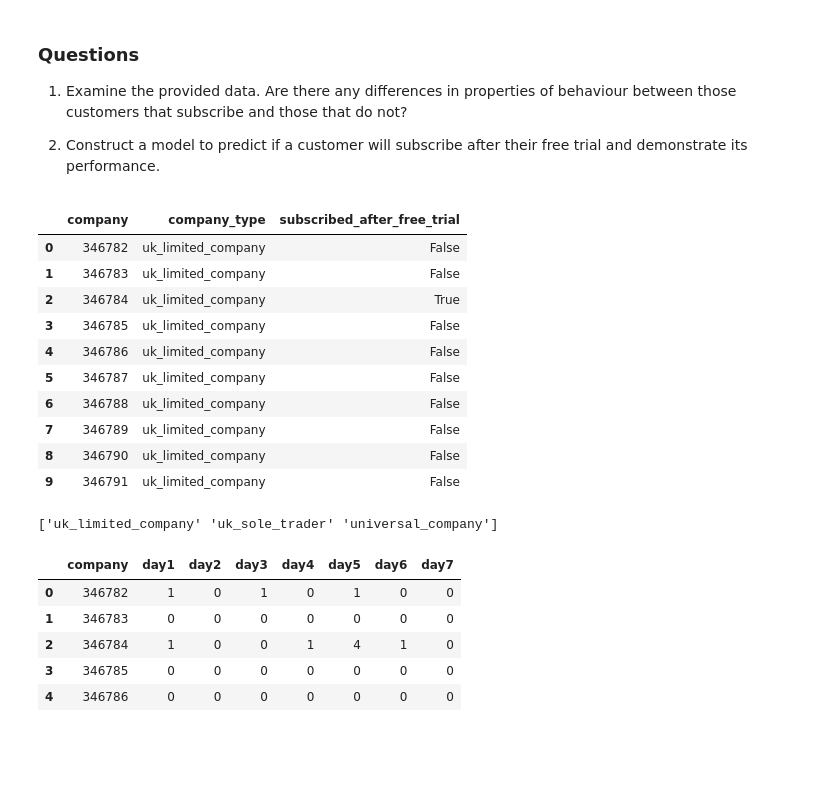
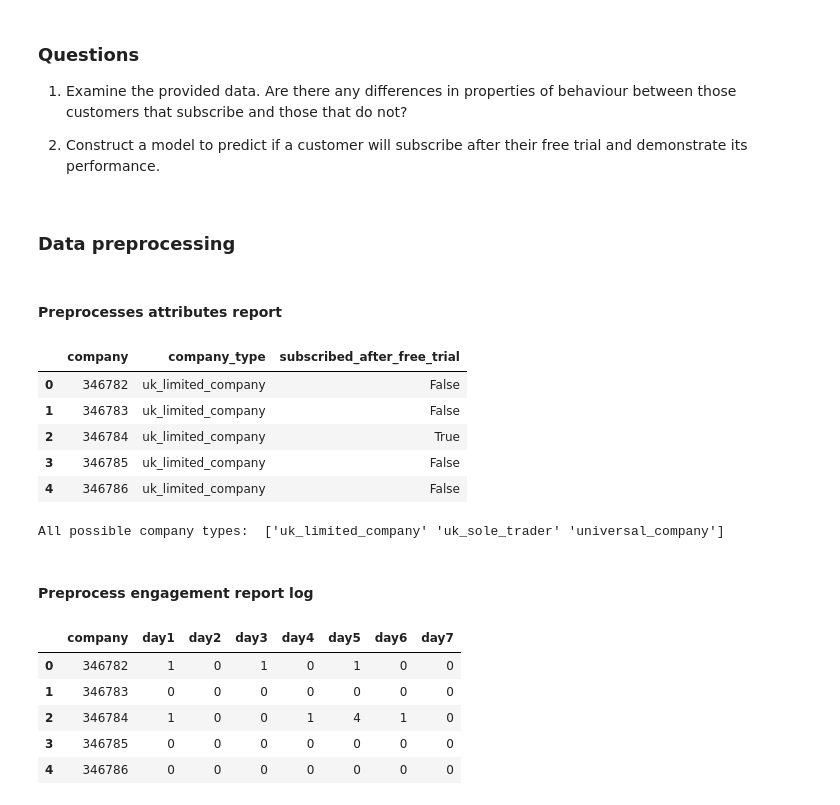
Before and after one commit to NikolayOG/freeagent-datascience, a Jupyter notebook: analysis.ipynb, the cells around one changed output. Cells and saved outputs as stored; diff of their text form; code cells hidden in the pictures; blank space fills up the shorter version.

```diff
--- a/analysis.ipynb
+++ b/analysis.ipynb
@@ -25,26 +27,27 @@ from scipy.stats import randint, uniform
 
 seed = 9090
 np.random.seed(seed)
+# %% [markdown]
+### Data preprocessing
+# %% [markdown]
+#### Preprocesses attributes report
 # %%
 raw_data_attributes = pd.read_csv('attributes_report.csv')
-raw_data_attributes.head(10)
+raw_data_attributes.head(5)
 # %% [output]
 |  | company | company_type | subscribed_after_free_trial |
 | 0 | 346782 | uk_limited_company | False |
 | 1 | 346783 | uk_limited_company | False |
 | 2 | 346784 | uk_limited_company | True |
 | 3 | 346785 | uk_limited_company | False |
 | 4 | 346786 | uk_limited_company | False |
-| 5 | 346787 | uk_limited_company | False |
-| 6 | 346788 | uk_limited_company | False |
-| 7 | 346789 | uk_limited_company | False |
-| 8 | 346790 | uk_limited_company | False |
-| 9 | 346791 | uk_limited_company | False |
 # %%
 data_attributes = pd.DataFrame(raw_data_attributes)
-print(data_attributes.company_type.unique())
+print("All possible company types: ", data_attributes.company_type.unique())
 # %% [output]
-['uk_limited_company' 'uk_sole_trader' 'universal_company']
+All possible company types:  ['uk_limited_company' 'uk_sole_trader' 'universal_company']
+# %% [markdown]
+#### Preprocess engagement report log
 # %%
 with open('engagement_report.log') as f:
     raw_data_logs = f.readlines()
```
Also changed, not shown: parts of 27 cells of this notebook.
